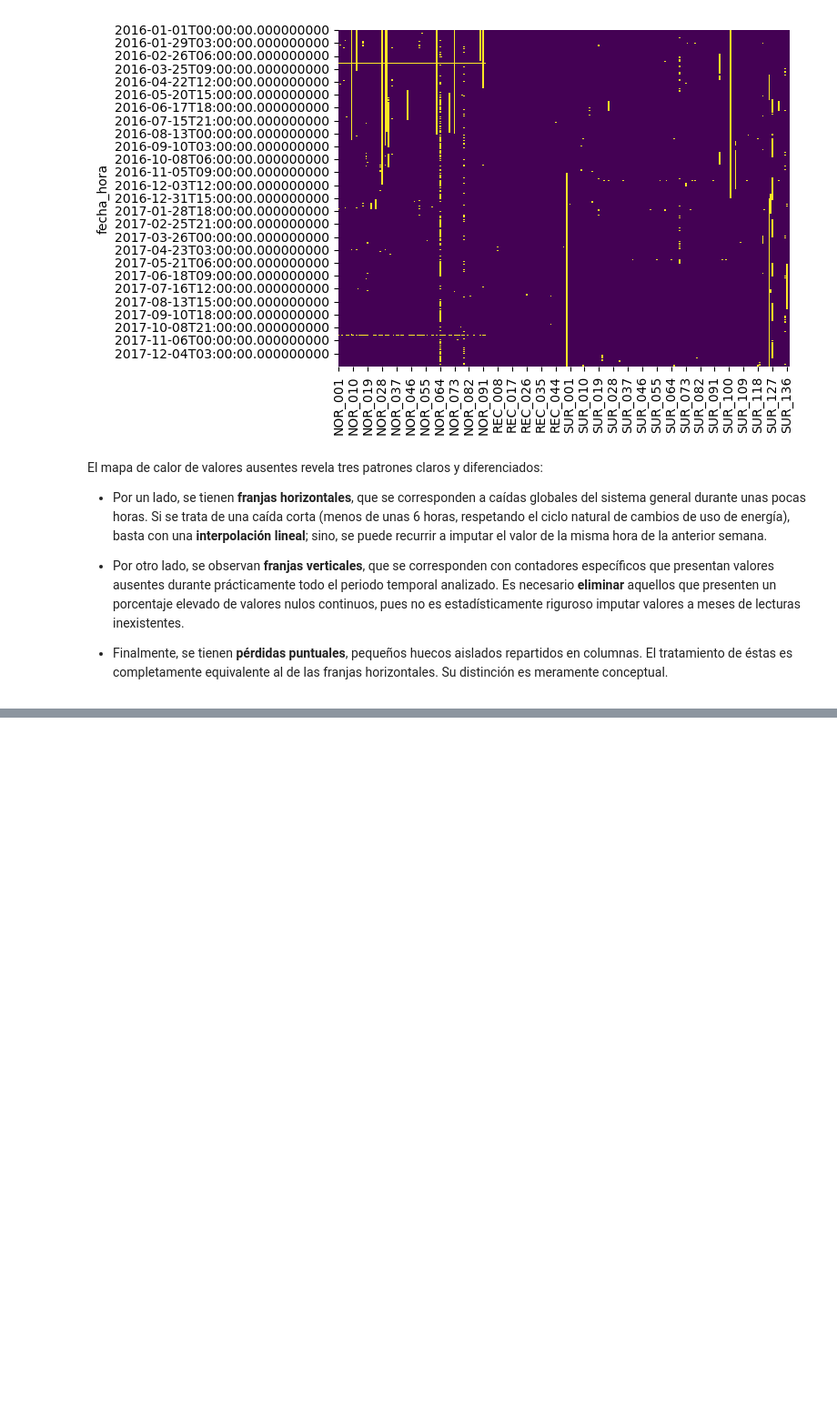
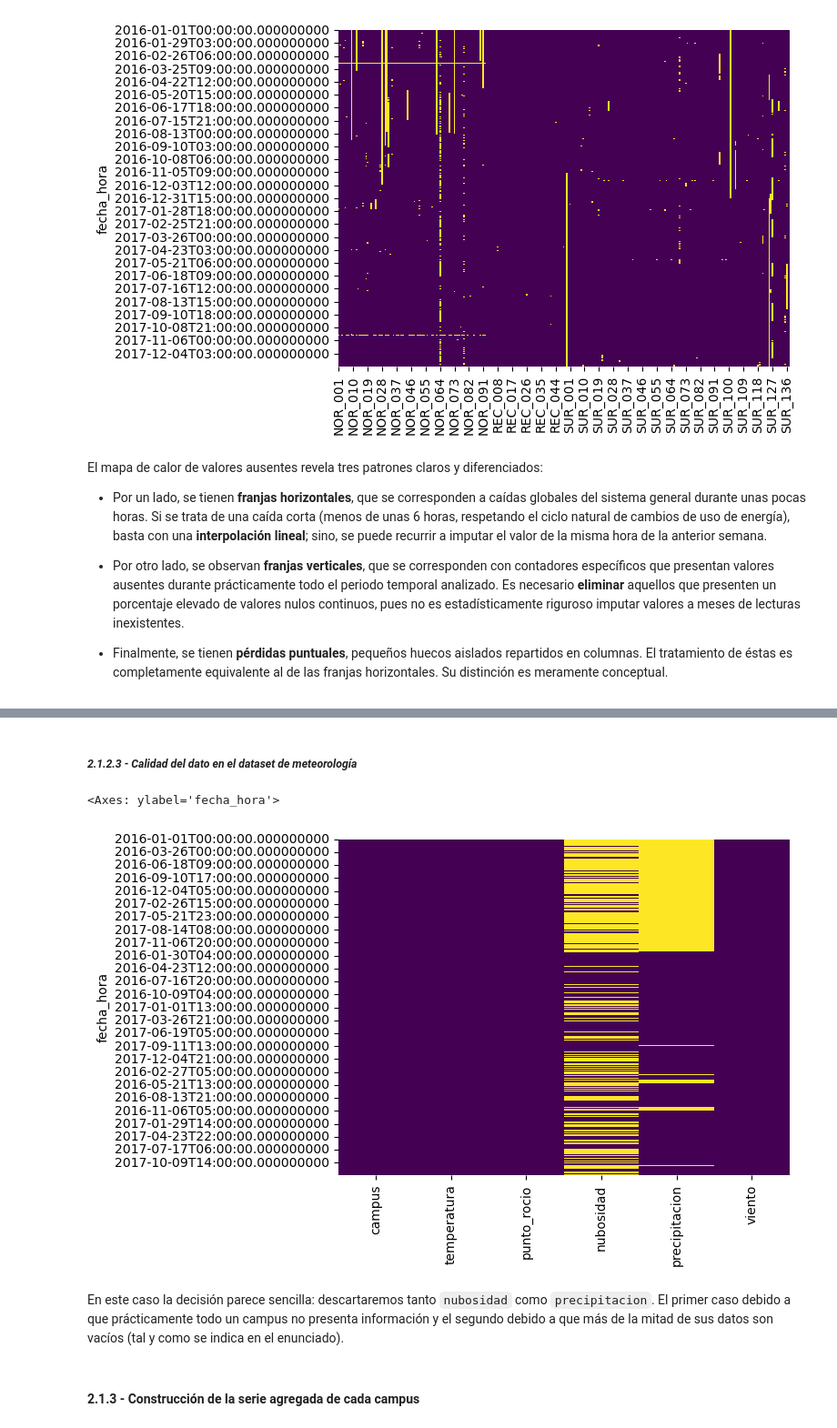
Before and after one commit to Martin-Kugler/network-attacks-and-energetic-efficiency-mcp, a Jupyter notebook: consumo_campus.ipynb, the cells around one changed output, grey strips where cells are left out. Shown at 91% size. Saved outputs shown, nothing was run; the diff lists cells and outputs as text; code cells hidden in the pictures; blank space fills up the shorter version.

```diff
--- a/consumo_campus.ipynb
+++ b/consumo_campus.ipynb
@@ -142,0 +167,9 @@ Index(['NOR_009', 'NOR_028', 'NOR_030', 'NOR_031', 'NOR_062', 'NOR_064',
+# %% [markdown]
+##### *2.1.2.3 - Calidad del dato en el dataset de meteorología*
+# %%
+sns.heatmap(meteo.isna(), cbar=False, cmap="viridis")
+# %% [output]
+<Axes: ylabel='fecha_hora'>
+[figure, added]
+# %% [markdown]
+En este caso la decisión parece sencilla: descartaremos tanto `nubosidad` como `precipitacion`. El primer caso debido a que prácticamente todo un campus no presenta información y el segundo debido a que más de la mitad de sus datos son vacíos (tal y como se indica en el enunciado).
@@ -142,0 +178,2 @@ Index(['NOR_009', 'NOR_028', 'NOR_030', 'NOR_031', 'NOR_062', 'NOR_064',
+# %% [markdown]
+#### 2.1.3 - Construcción de la serie agregada de cada campus
```
Also changed, not shown: parts of 14 cells of this notebook.
